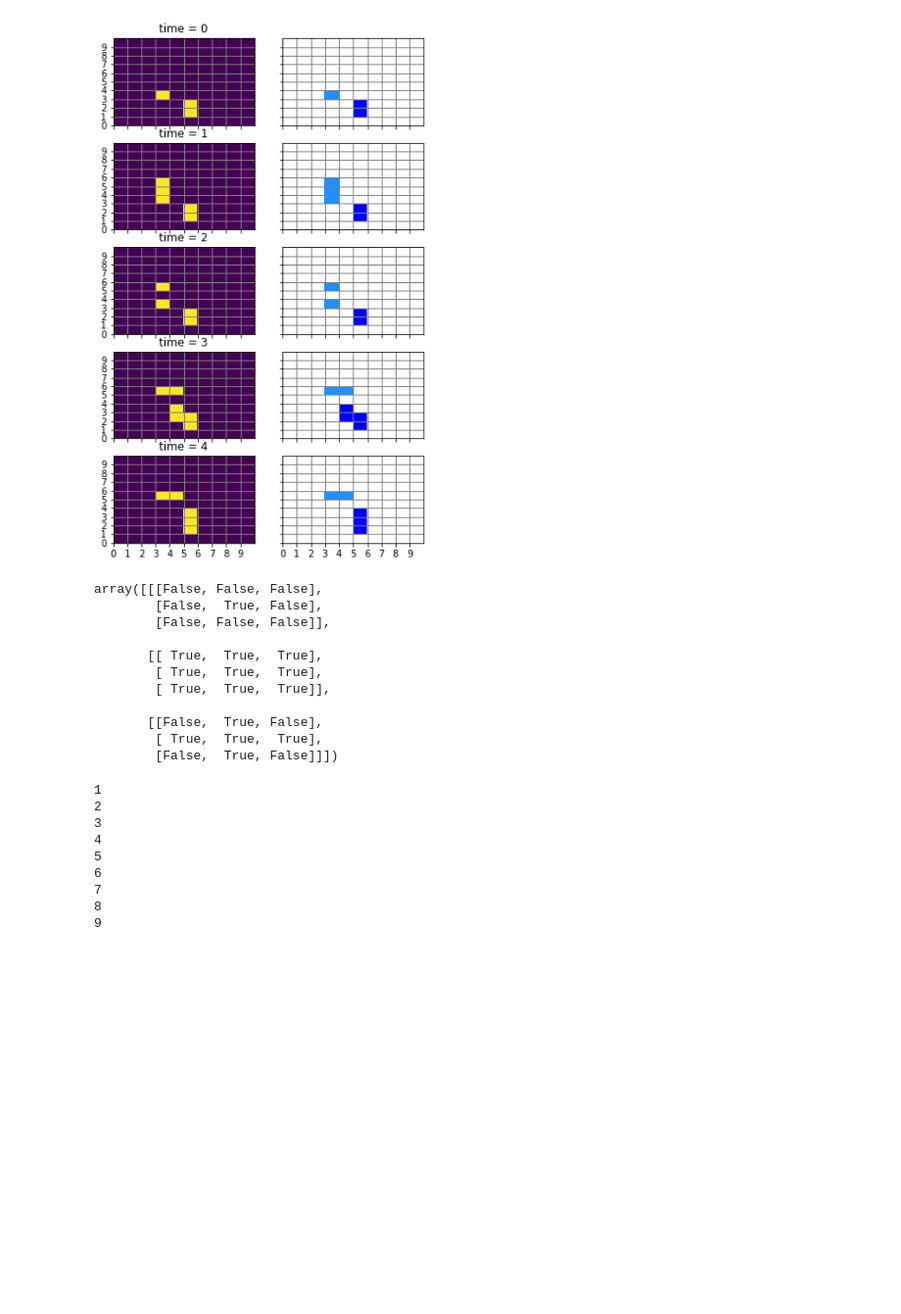
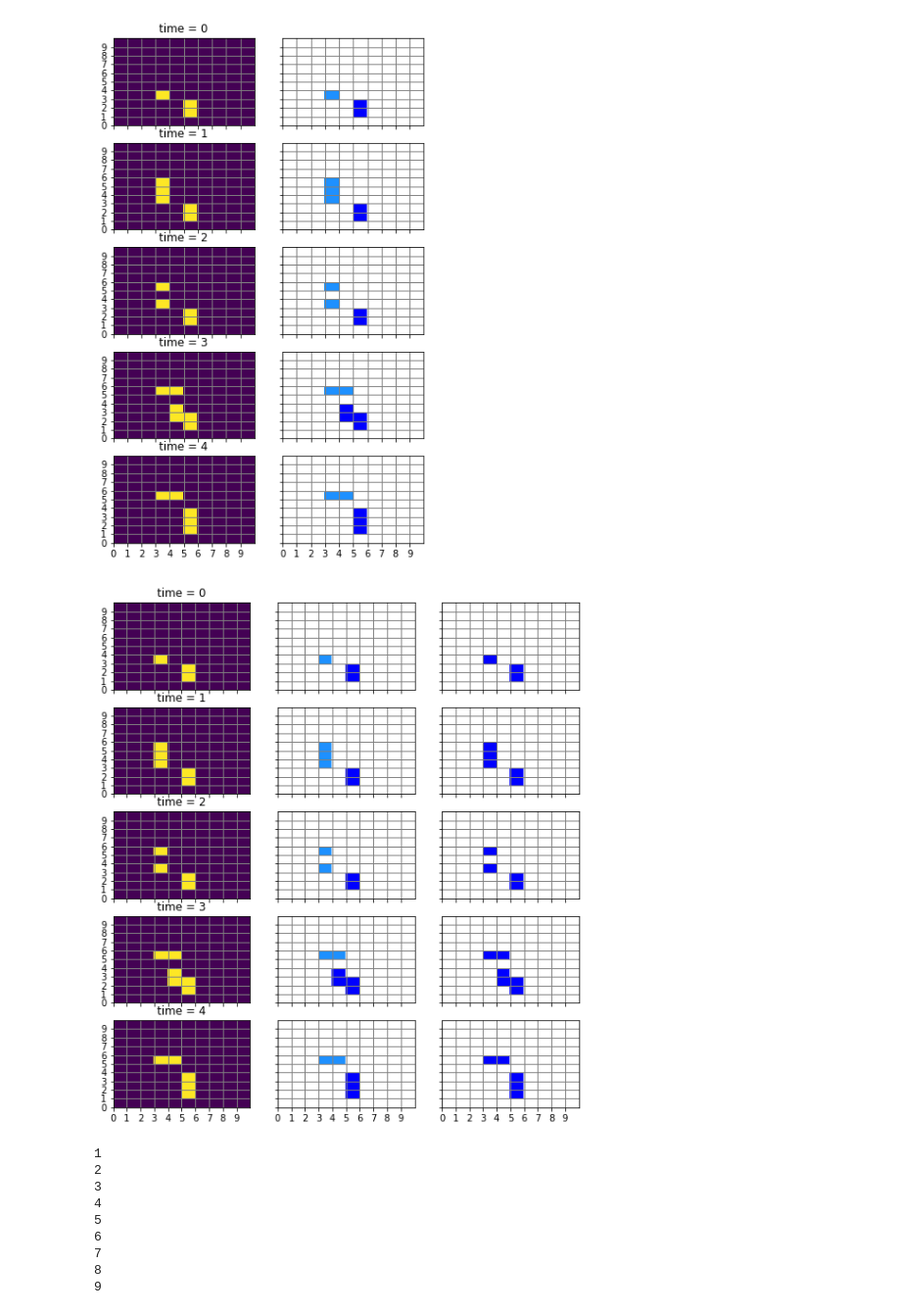
Before and after one commit to brianpm/cre_pex, a Jupyter notebook: tracker_explainer.ipynb, the cells around one changed output. Shown at 98% size. Drawn from its saved outputs; the diff is of its cells as text; code cells hidden in the pictures; blank space fills up the shorter version.

```diff
--- a/tracker_explainer.ipynb
+++ b/tracker_explainer.ipynb
@@ -240,30 +240,41 @@ for i in range(5):
 [a.set_yticks(np.arange(0, 10, 1)) for a in ax.ravel()];
 # %% [output]
 [figure]
-# %%
-np.array([[[False,  False, False],
-        [ False,  True,  False],
-        [False,  False, False]],
-
-       [[ True,  True,  True],
-        [ True,  True,  True],
-        [ True,  True,  True]],
-
-       [[False,  True, False],
-        [ True,  True,  True],
-        [False,  True, False]]])
-# %% [output]
-array([[[False, False, False],
-        [False,  True, False],
-        [False, False, False]],
-
-       [[ True,  True,  True],
-        [ True,  True,  True],
-        [ True,  True,  True]],
-
-       [[False,  True, False],
-        [ True,  True,  True],
-        [False,  True, False]]])
+# %%
+example05 = np.zeros((5,10,10))  # time, x, y
+example05[0, 3, 3] = 1
+example05[:, [1,2], 5] = 1
+example05[1, [3,4,5], 3] = 1
+example05[2, [3,5], 3] = 1
+example05[3, [2,3], 4] = 1
+example05[3:, 5, [3,4]] = 1
+example05[4, [2,3], 5] = 1
+
+
+# labs, numb = dt.get_labels_np(example03, 1)
+# labs = stitchLabels(labs)
+
+labsA, numbA = dt.get_labels3d_np(example05, 1)
+
+labs, numb = alt_get_labels3d_np(example05, 1)
+
+# create discrete colormap
+cmap = colors.ListedColormap(['white', 'blue', 'dodgerblue', 'red', 'firebrick'])
+bounds = [0,1,2,3,4,5]
+norm = colors.BoundaryNorm(bounds, cmap.N)
+
+fig, ax = plt.subplots(figsize=(9,10),nrows=5, ncols=3, sharey=True, sharex=True)
+for i in range(5):
+    ax[i,0].pcolormesh(example05[i,:,:])
+    ax[i,1].pcolormesh(labs[i,:,:], cmap=cmap, norm=norm)
+    ax[i,2].pcolormesh(labsA[i,:,:], cmap=cmap, norm=norm)
+    ax[i,0].set_title(f"time = {i}")
+
+[a.grid(which='major', axis='both', linestyle='-', color='gray', linewidth=1) for a in ax.ravel()]
+[a.set_xticks(np.arange(0, 10, 1)) for a in ax.ravel() ]
+[a.set_yticks(np.arange(0, 10, 1)) for a in ax.ravel()];
+# %% [output]
+[figure, added]
 # %%
 for i in range(1, 10):
     print(i)
```
Also changed, not shown: 18 other files.
